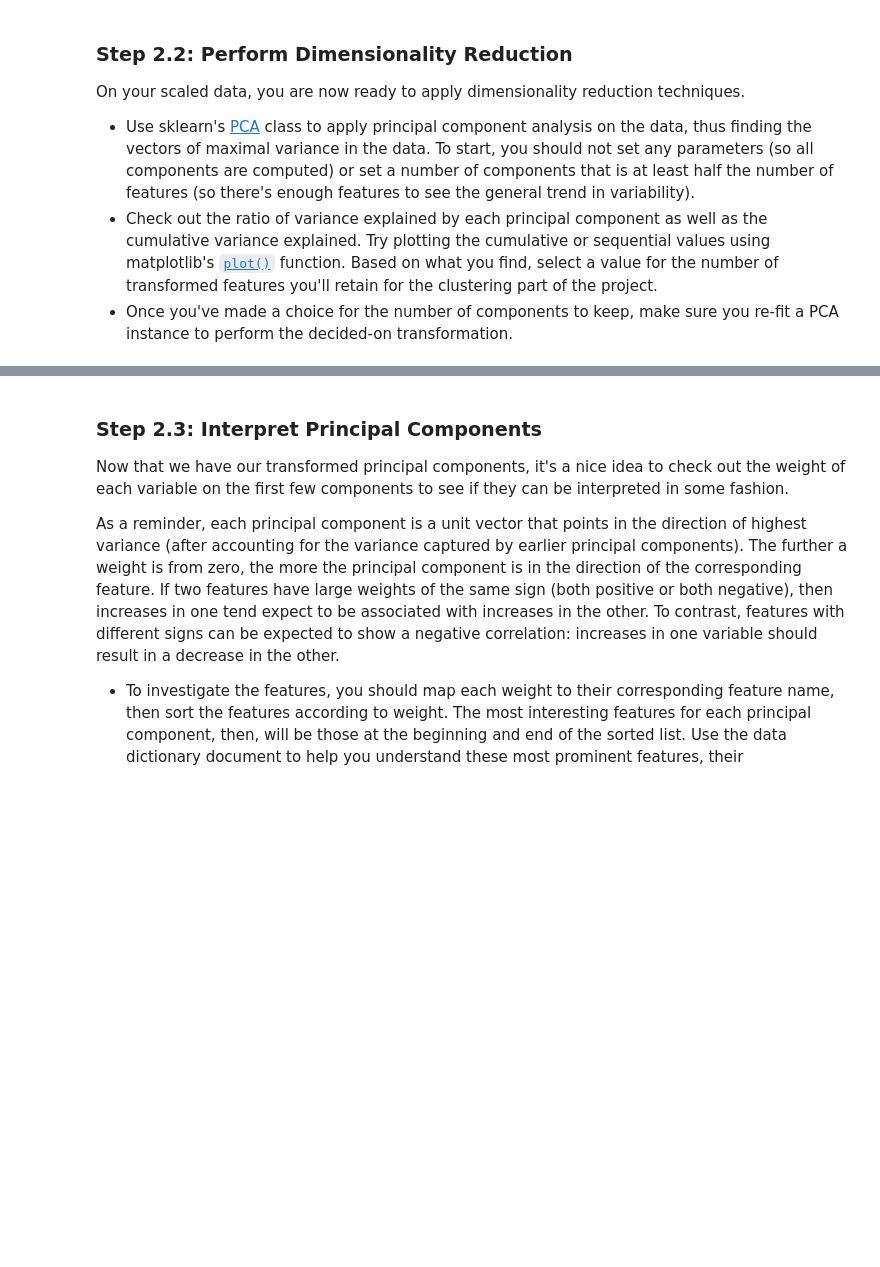
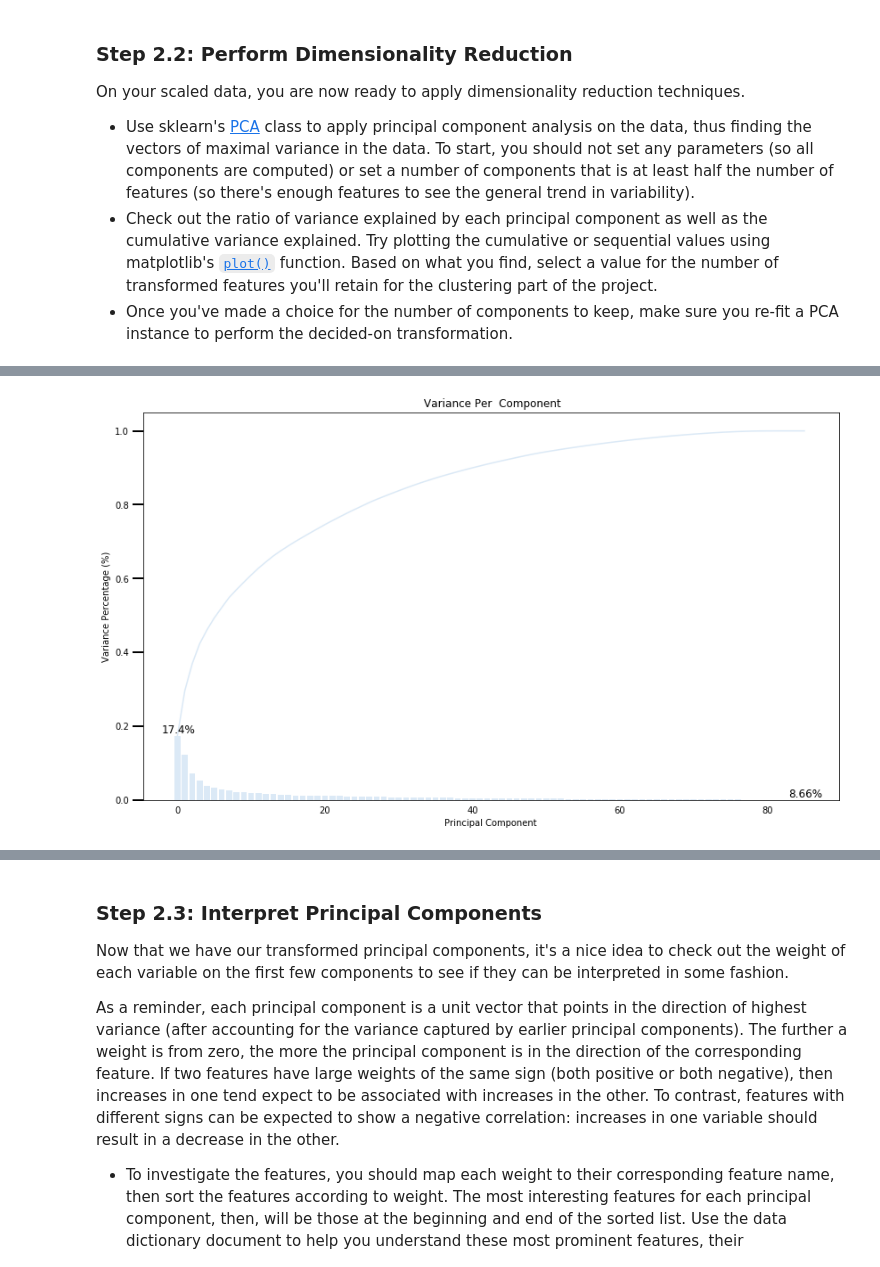
Before and after one commit to eljazary/-Identify_Customer_Segments, a Jupyter notebook: Identify_Customer_Segments.ipynb, the cells around one changed output, grey strips where cells are left out. Drawn from its saved outputs; the diff is of its cells as text; code cells hidden in the pictures; blank space fills up the shorter version.

```diff
--- a/Identify_Customer_Segments.ipynb
+++ b/Identify_Customer_Segments.ipynb
@@ -944,0 +969,3 @@ See the caveats in the documentation: http://pandas.pydata.org/pandas-docs/stabl
+# %%
+l = df_1['CAMEO_DEU_2015'].unique()
+l
@@ -944,0 +977,3 @@ See the caveats in the documentation: http://pandas.pydata.org/pandas-docs/stabl
+# %%
+
+df_1.replace (to_replace = l, value = np.NaN, regex = True, inplace = True)
@@ -951,4 +1034,4 @@ ValueError: could not convert string to float: '5A'
 # %%
 # Apply feature scaling to the general population demographics data.
 scaler = StandardScaler()
-scaler.fit(df)
+df_imputed = pd.DataFrame(scaler.fit_transform(df_imputed), columns = df_imputed.columns)
@@ -966,3 +1059,5 @@ On your scaled data, you are now ready to apply dimensionality reduction techniq
 - Once you've made a choice for the number of components to keep, make sure you re-fit a PCA instance to perform the decided-on transformation.
 # %%
 # Apply PCA to the data.
+pca =PCA()
+df_pca = pca.fit_transform(df_imputed)
@@ -970,0 +1080,23 @@ On your scaled data, you are now ready to apply dimensionality reduction techniq
+# %%
+# Investigate the variance accounted for by each principal component.
+def scree_plot(pca):
+    val = pca.explained_variance_ratio_
+    num_of_component = len (val)
+    ind = np.arange(num_of_component)
+    plt.figure(figsize=(14 ,8))
+    ax = plt.subplot(111)
+    ax.annotate(r"%s%%" % ((str(val[0]*100)[:4])), (ind[0]+0.2, val[0]), va="bottom", ha="center", fontsize=12)
+    ax.annotate(r"%s%%" % ((str(val[-1]*100)[:4])), (ind[-1]+0.2, val[-1]), va="bottom", ha="center", fontsize=12)
+    cumvals = np.cumsum(val)
+    ax.bar(ind, val)
+    ax.plot(ind, cumvals)
+    ax.xaxis.set_tick_params(width=0)
+    ax.yaxis.set_tick_params(width=2, length=12)
+
+    ax.set_xlabel("Principal Component")
+    ax.set_ylabel("Variance Percentage (%)")
+    plt.title(' Variance Per  Component')
+
+scree_plot(pca)
+# %% [output]
+[figure, added]
```
Also changed, not shown: parts of 102 cells of this notebook, 2 other files.
